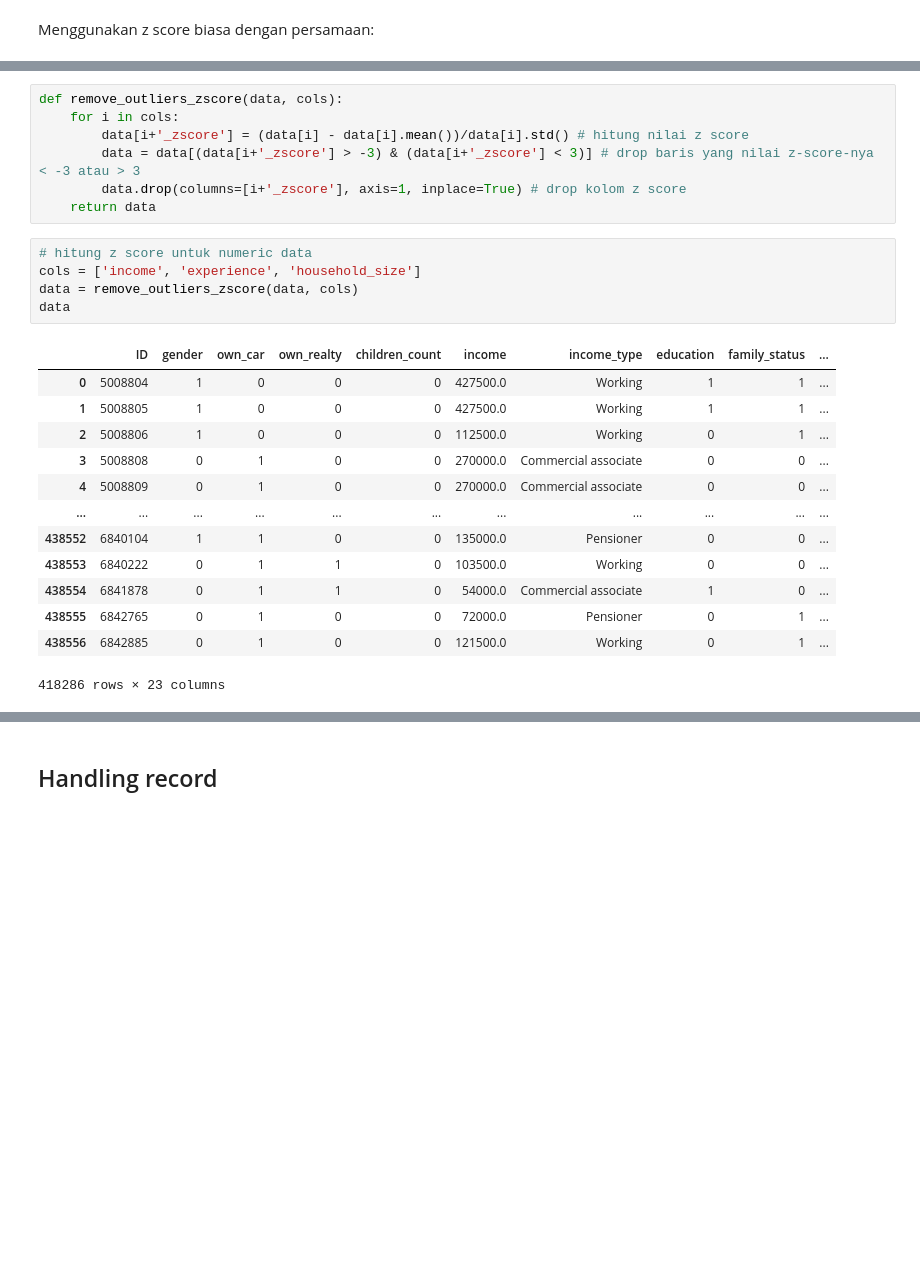
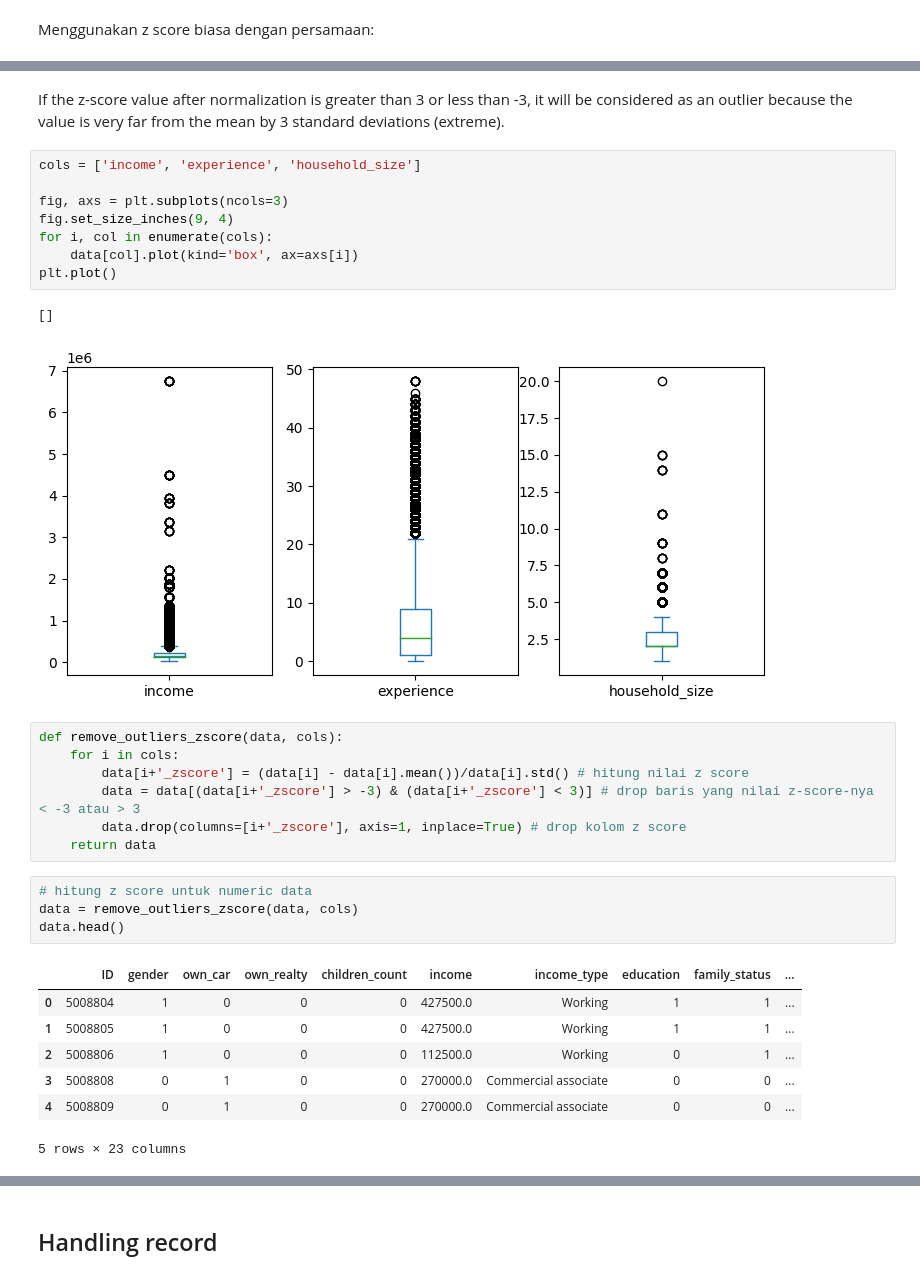
Before and after one commit to fadelakbarputra19/Credit-Card-Approval-Prediction, a Jupyter notebook: Credist Risk Analysist.ipynb, the cells around one changed output, grey strips where cells are left out. Drawn from its saved outputs; the diff is of its cells as text; blank space fills up the shorter version.

```diff
--- a/Credist Risk Analysist.ipynb
+++ b/Credist Risk Analysist.ipynb
@@ -402,6 +424,19 @@ data
  Menggunakan z score biasa dengan persamaan:
 # %% [markdown]
 ![z%20score.webp](attachment:z%20score.webp)
+# %% [markdown]
+If the z-score value after normalization is greater than 3 or less than -3, it will be considered as an outlier because the value is very far from the mean by 3 standard deviations (extreme).
+# %%
+cols = ['income', 'experience', 'household_size']
+
+fig, axs = plt.subplots(ncols=3)
+fig.set_size_inches(9, 4)
+for i, col in enumerate(cols):
+    data[col].plot(kind='box', ax=axs[i])
+plt.plot()
+# %% [output]
+[]
+[figure, added]
 # %%
 def remove_outliers_zscore(data, cols):
     for i in cols:
@@ -411,9 +446,8 @@ def remove_outliers_zscore(data, cols):
     return data
 # %%
 # hitung z score untuk numeric data
-cols = ['income', 'experience', 'household_size']
 data = remove_outliers_zscore(data, cols)
-data
+data.head()
 # %% [output]
 |  | ID | gender | own_car | own_realty | children_count | income | income_type | education | family_status | ... |
 | 0 | 5008804 | 1 | 0 | 0 | 0 | 427500.0 | Working | 1 | 1 | ... |
@@ -421,10 +455,4 @@ data
 | 2 | 5008806 | 1 | 0 | 0 | 0 | 112500.0 | Working | 0 | 1 | ... |
 | 3 | 5008808 | 0 | 1 | 0 | 0 | 270000.0 | Commercial associate | 0 | 0 | ... |
 | 4 | 5008809 | 0 | 1 | 0 | 0 | 270000.0 | Commercial associate | 0 | 0 | ... |
-| ... | ... | ... | ... | ... | ... | ... | ... | ... | ... | ... |
-| 438552 | 6840104 | 1 | 1 | 0 | 0 | 135000.0 | Pensioner | 0 | 0 | ... |
-| 438553 | 6840222 | 0 | 1 | 1 | 0 | 103500.0 | Working | 0 | 0 | ... |
-| 438554 | 6841878 | 0 | 1 | 1 | 0 | 54000.0 | Commercial associate | 1 | 0 | ... |
-| 438555 | 6842765 | 0 | 1 | 0 | 0 | 72000.0 | Pensioner | 0 | 1 | ... |
-| 438556 | 6842885 | 0 | 1 | 0 | 0 | 121500.0 | Working | 0 | 1 | ... |
-418286 rows × 23 columns
+5 rows × 23 columns
```
Also changed, not shown: parts of 71 cells of this notebook.
